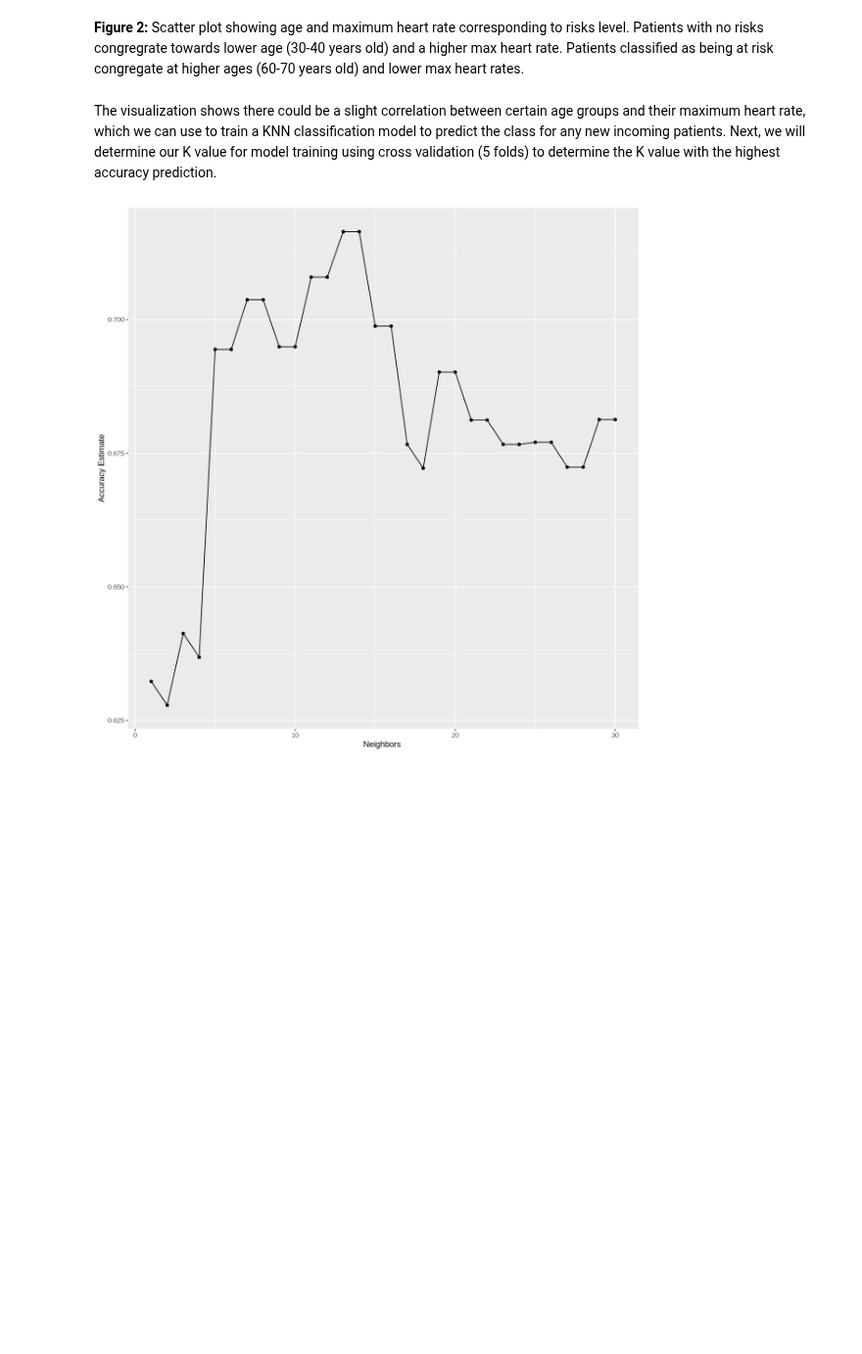
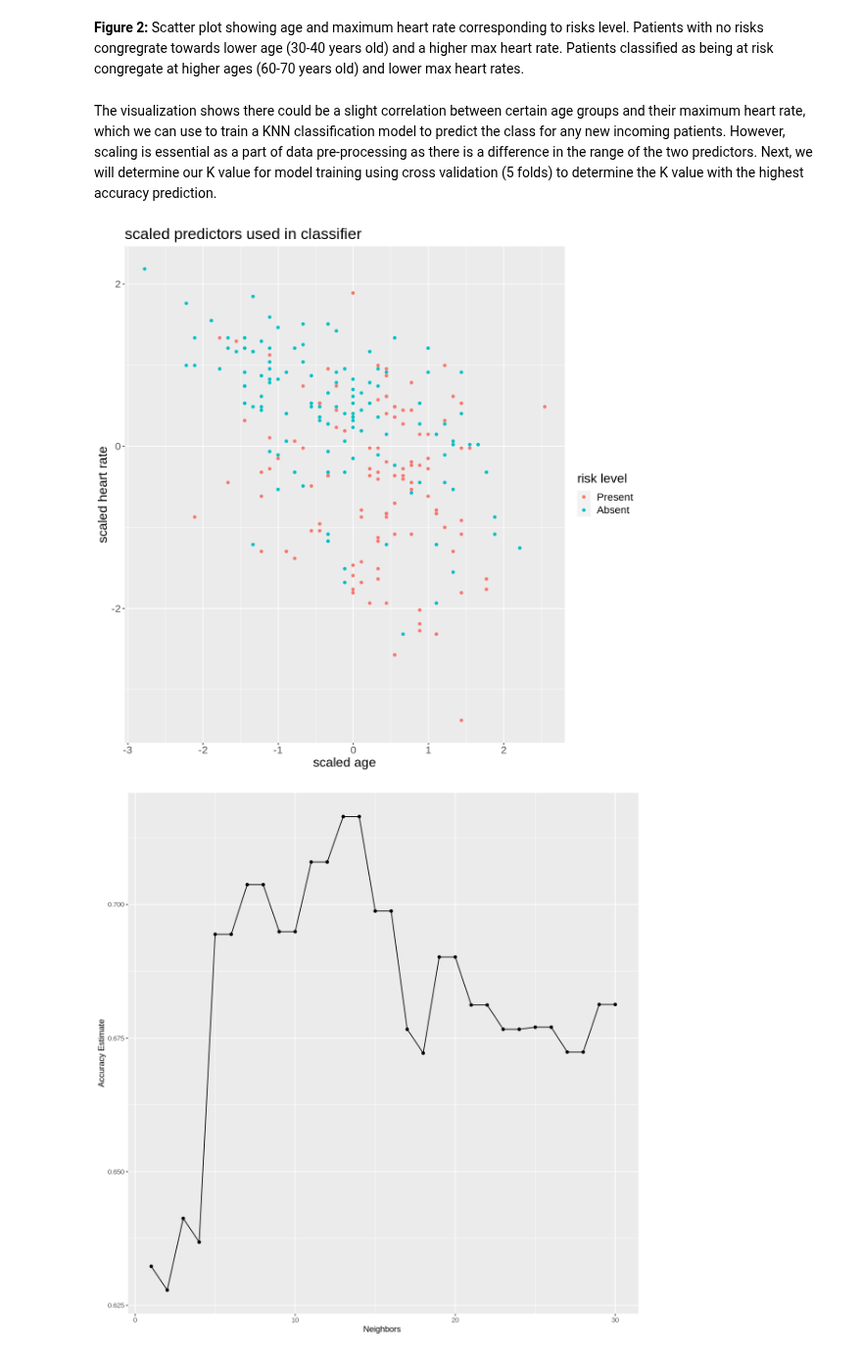
Before and after one commit to samdang03/DSCI-100_2022w2-Group-006, a Jupyter notebook: DCSI100-Final Project Report.ipynb, the cells around one changed output. Shown at 98% size. Saved outputs shown, nothing was run; the diff lists cells and outputs as text; code cells hidden in the pictures; blank space fills up the shorter version.

Commit message:
Created graph for classifier

```diff
--- a/DCSI100-Final Project Report.ipynb
+++ b/DCSI100-Final Project Report.ipynb
@@ -235,7 +235,25 @@ age_heartrate_plot_1
 # %% [markdown]
 **Figure 2:** Scatter plot showing age and maximum heart rate corresponding to risks level. Patients with no risks congregrate towards lower age (30-40 years old) and a higher max heart rate. Patients classified as being at risk congregate at higher ages (60-70 years old) and lower max heart rates.
 # %% [markdown]
-The visualization shows there could be a slight correlation between certain age groups and their maximum heart rate, which we can use to train a KNN classification model to predict the class for any new incoming patients. Next, we will determine our K value for model training using cross validation (5 folds) to determine the K value with the highest accuracy prediction.
+The visualization shows there could be a slight correlation between certain age groups and their maximum heart rate, which we can use to train a KNN classification model to predict the class for any new incoming patients. However, scaling is essential as a part of data pre-processing as there is a difference in the range of the two predictors.
+Next, we will determine our K value for model training using cross validation (5 folds) to determine the K value with the highest accuracy prediction.
+# %%
+data_scaled <- heart_recipe |>
+prep() |>
+bake(cleveland_train)
+
+options(repr.plot.width = 10, repr.plot.height = 10)
+scaled_classifier_plot <- ggplot(data_scaled, aes(x = age, y = max_heartrate, color = risk_level)) +
+geom_point() +
+xlab("scaled age") +
+ylab("scaled heart rate") +
+labs(color = "risk level") +
+ggtitle("scaled predictors used in classifier") +
+theme(text = element_text(size = 17))
+
+scaled_classifier_plot
+# %% [output]
+[figure, added]
 # %%
 set.seed(2221)
 heart_recipe <- recipe(risk_level ~ age+max_heartrate, data = cleveland_train) |>
```
